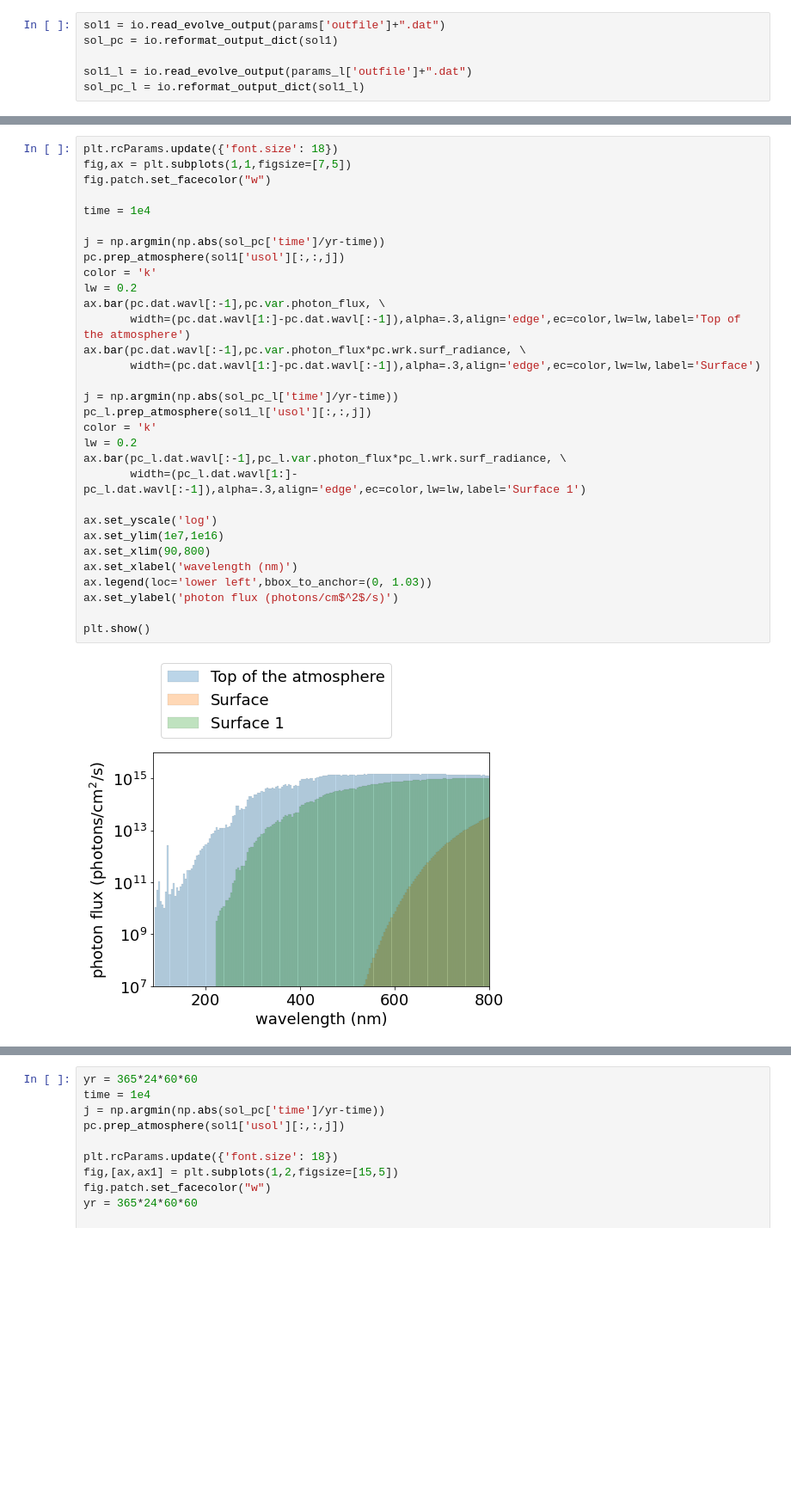
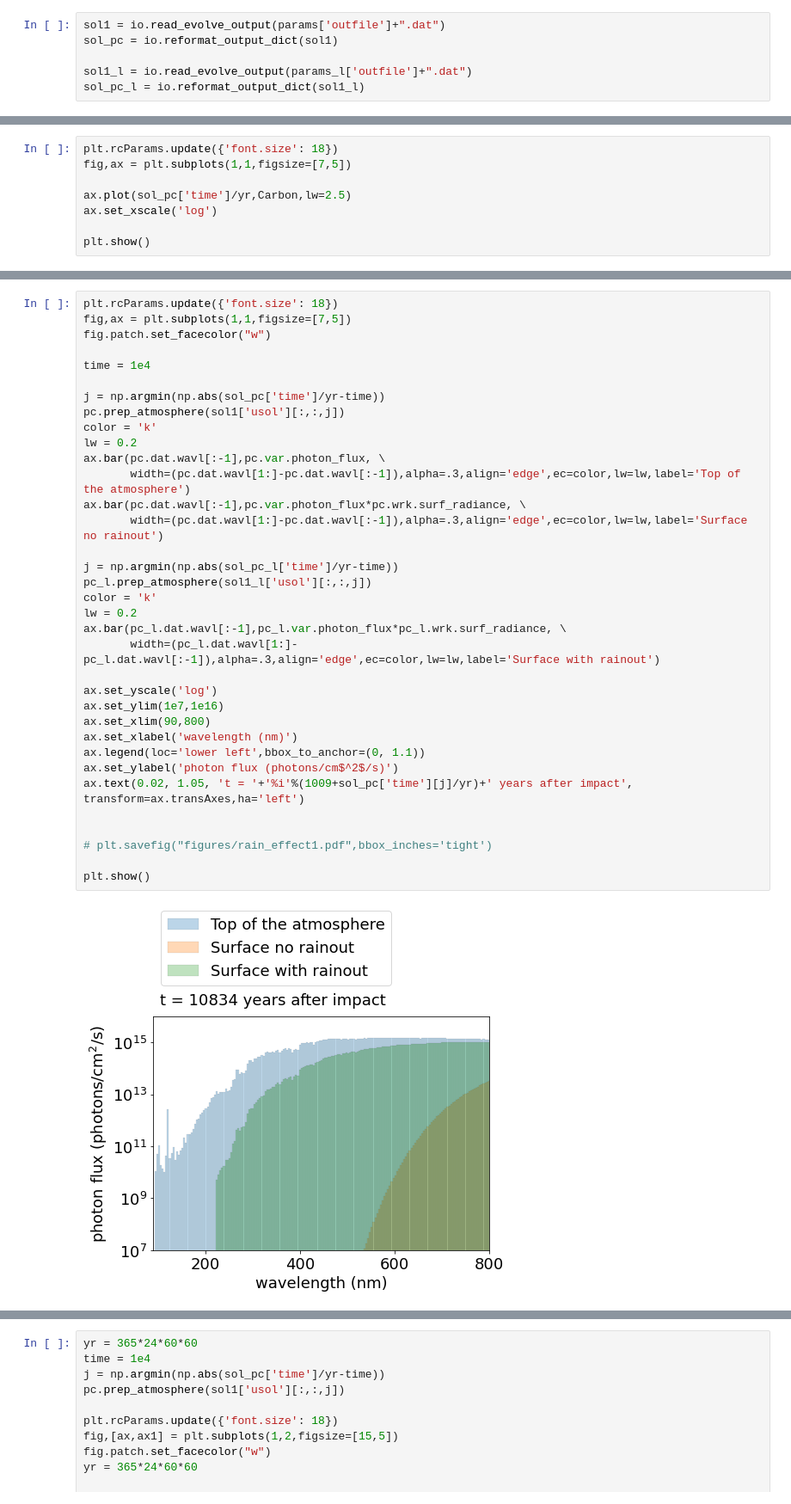
Before and after one commit to Nicholaswogan/Wogan-2022-Impacts, a Jupyter notebook: plotting.ipynb, the cells around one changed output, grey strips where cells are left out. Shown at 86% size. Cells and saved outputs as stored; diff of their text form; blank space fills up the shorter version.

```diff
--- a/plotting.ipynb
+++ b/plotting.ipynb
@@ -58,0 +71,8 @@ plt.show()
+# %%
+plt.rcParams.update({'font.size': 18})
+fig,ax = plt.subplots(1,1,figsize=[7,5])
+
+ax.plot(sol_pc['time']/yr,Carbon,lw=2.5)
+ax.set_xscale('log')
+
+plt.show()
@@ -59,33 +81,37 @@ plt.show()
 # %%
 plt.rcParams.update({'font.size': 18})
 fig,ax = plt.subplots(1,1,figsize=[7,5])
 fig.patch.set_facecolor("w")
 
 time = 1e4
 
 j = np.argmin(np.abs(sol_pc['time']/yr-time))
 pc.prep_atmosphere(sol1['usol'][:,:,j])
 color = 'k'
 lw = 0.2
 ax.bar(pc.dat.wavl[:-1],pc.var.photon_flux, \
        width=(pc.dat.wavl[1:]-pc.dat.wavl[:-1]),alpha=.3,align='edge',ec=color,lw=lw,label='Top of the atmosphere')
 ax.bar(pc.dat.wavl[:-1],pc.var.photon_flux*pc.wrk.surf_radiance, \
-       width=(pc.dat.wavl[1:]-pc.dat.wavl[:-1]),alpha=.3,align='edge',ec=color,lw=lw,label='Surface')
+       width=(pc.dat.wavl[1:]-pc.dat.wavl[:-1]),alpha=.3,align='edge',ec=color,lw=lw,label='Surface no rainout')
 
 j = np.argmin(np.abs(sol_pc_l['time']/yr-time))
 pc_l.prep_atmosphere(sol1_l['usol'][:,:,j])
 color = 'k'
 lw = 0.2
 ax.bar(pc_l.dat.wavl[:-1],pc_l.var.photon_flux*pc_l.wrk.surf_radiance, \
-       width=(pc_l.dat.wavl[1:]-pc_l.dat.wavl[:-1]),alpha=.3,align='edge',ec=color,lw=lw,label='Surface 1')
+       width=(pc_l.dat.wavl[1:]-pc_l.dat.wavl[:-1]),alpha=.3,align='edge',ec=color,lw=lw,label='Surface with rainout')
 
 ax.set_yscale('log')
 ax.set_ylim(1e7,1e16)
 ax.set_xlim(90,800)
 ax.set_xlabel('wavelength (nm)')
-ax.legend(loc='lower left',bbox_to_anchor=(0, 1.03))
+ax.legend(loc='lower left',bbox_to_anchor=(0, 1.1))
 ax.set_ylabel('photon flux (photons/cm$^2$/s)')
+ax.text(0.02, 1.05, 't = '+'%i'%(1009+sol_pc['time'][j]/yr)+' years after impact', transform=ax.transAxes,ha='left')
+
+
+# plt.savefig("figures/rain_effect1.pdf",bbox_inches='tight')
 
 plt.show()
 # %% [output]
-[figure, old version]
+[figure, new version]
```
Also changed, not shown: parts of 5 cells of this notebook, 3 other files.
